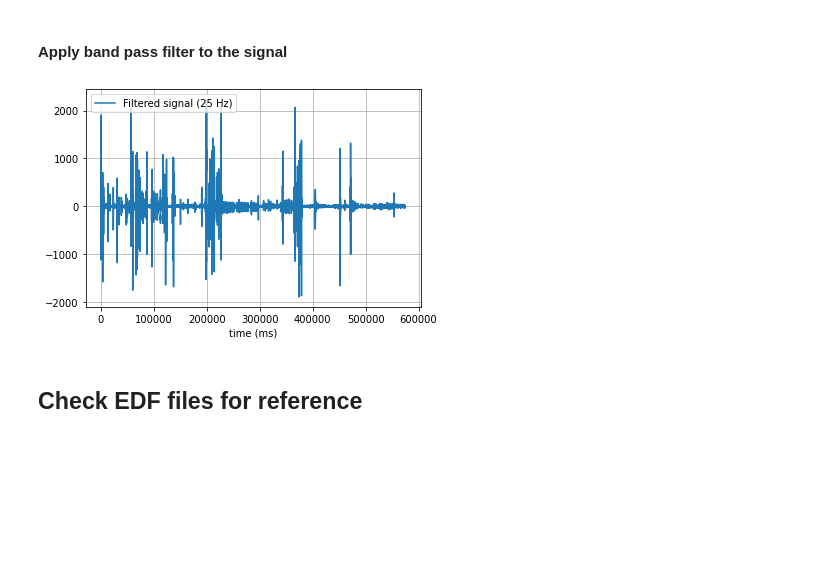
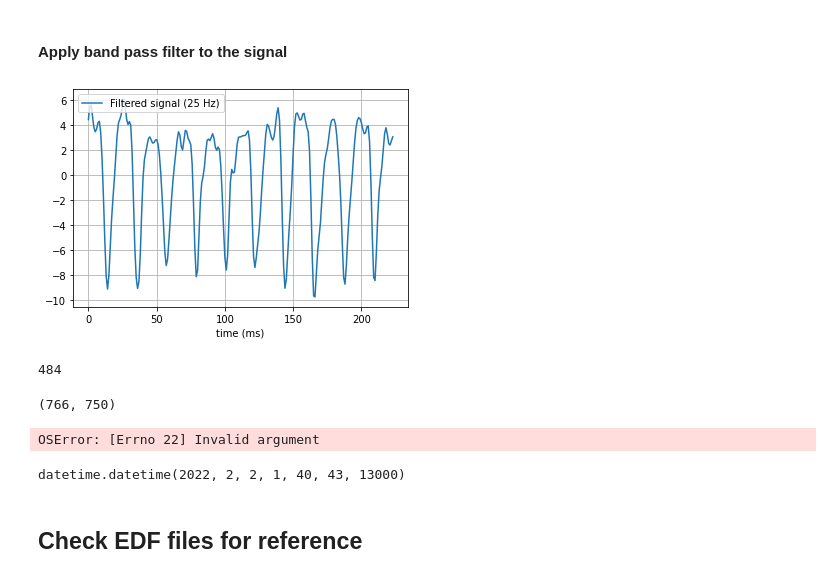
Before and after one commit to lucky-verma/Sleep-Awake-Classifiation-using-PPG, a Jupyter notebook: rough.ipynb, the cells around one changed output. Cells and saved outputs as stored; diff of their text form; code cells hidden in the pictures; blank space fills up the shorter version.

```diff
--- a/rough.ipynb
+++ b/rough.ipynb
@@ -9,4 +9,5 @@ from matplotlib import pyplot as plt
 # %%
 # Read raw PPG files
 
-df = pd.read_csv('00000175-resteaze-sync.csv', sep=',')
+mdf = pd.read_csv('00000175-resteaze-sync.csv', sep=',')
+mdf.head()
@@ -13,5 +22,5 @@ df = pd.read_csv('00000175-resteaze-sync.csv', sep=',')
 # %%
-df = df[['LedGreen','sleep_stage', 'sleep_state']].dropna()
+df = mdf[['LedGreen', 'sleep_stage', 'sleep_state']].dropna()
 df.head()
 # %% [output]
 |  | LedGreen | sleep_stage | sleep_state |
@@ -62,12 +71,16 @@ highcut = 5.0
 
 pro_ppg = butter_bandpass_filter(df['LedGreen'], lowcut, highcut, fs, order=5)
 # %%
-plt.plot(pro_ppg, label='Filtered signal (%g Hz)' % 25)
+plt.plot(pro_ppg[800:1024], label='Filtered signal (%g Hz)' % 25)
 plt.xlabel('time (ms)')
 plt.grid(True)
 plt.axis('tight')
 plt.legend(loc='upper left')
 
 plt.show()
 # %% [output]
-[figure, old version]
+[figure, new version]
+# %%
+pro_ppg.shape[0] % 750
+# %% [output]
+484
@@ -74,3 +89,19 @@ plt.show()
+# %%
+ppg_signals.shape
+# %% [output]
+(766, 750)
+# %%
+import datetime
+
+datetime.datetime.fromtimestamp(int(mdf['unixTimes'][0]))
+# %% [output]
+OSError: [Errno 22] Invalid argument
+# %%
+timestamp = mdf['unixTimes'][0]
+
+datetime.datetime.fromtimestamp(timestamp / 1000)
+# %% [output]
+datetime.datetime(2022, 2, 2, 1, 40, 43, 13000)
 # %% [markdown]
 ## Check EDF files for reference
 # %%
```
Also changed, not shown: parts of 5 cells of this notebook, 4 other files.
